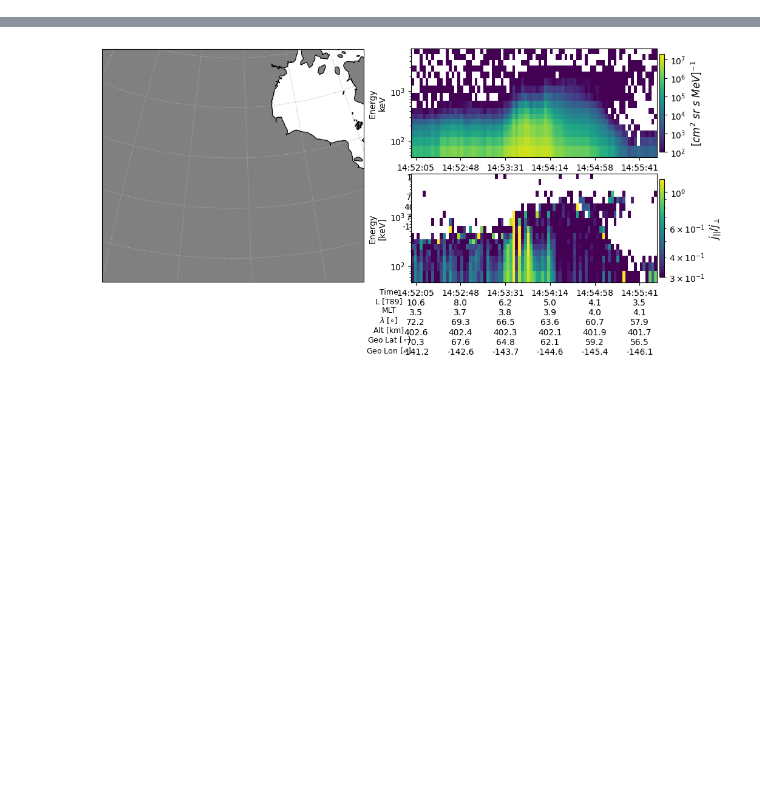
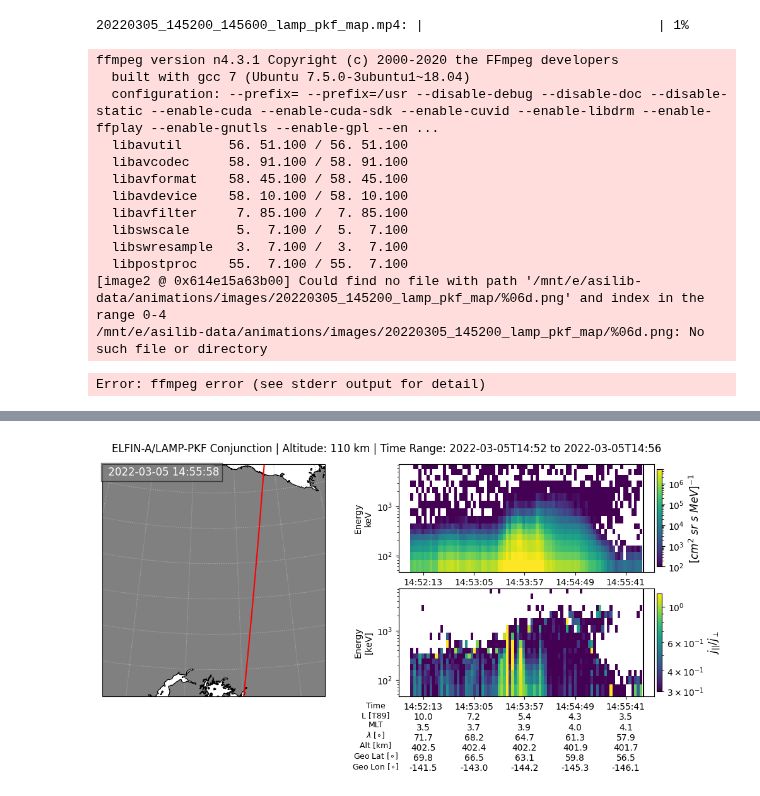
Before and after one commit to mshumko/elfinasi, a Jupyter notebook: src/20220305_psa_study/elfin_lamp.ipynb, the cells around one changed output, grey strips where cells are left out. Saved outputs shown, nothing was run; the diff lists cells and outputs as text; code cells hidden in the pictures; blank space fills up the shorter version.

```diff
--- a/src/20220305_psa_study/elfin_lamp.ipynb
+++ b/src/20220305_psa_study/elfin_lamp.ipynb
@@ -198,17 +189,23 @@ KeyboardInterrupt:
 # %%
-vmin = 1E2
-vmax = 2E7
-
 fig = plt.figure(figsize=(10, 5.5))
 # Add a gridspec with two rows and two columns and a ratio of 1 to 4 between
 # the size of the marginal Axes and the main Axes in both directions.
 # Also adjust the subplot parameters for a square plot.
 gs = fig.add_gridspec(2, 2,
-                      left=0.01, right=0.95, bottom=0.25, top=0.95,
+                      left=0.01, right=0.95, bottom=0.25, top=0.92,
                       wspace=0.18, hspace=0.15)
-ax = asilib.map.create_map(lon_bounds=(-120, -85), lat_bounds=(41, 65), fig_ax=(fig, gs[:, 0]), land_color='grey')
+ax = asilib.map.create_map(
+    lon_bounds=(-157, -138),
+    lat_bounds=(60, 70),
+    fig_ax=(fig, gs[:, 0]),
+    land_color='grey'
+    )
 bx = fig.add_subplot(gs[0, 1])
 cx = fig.add_subplot(gs[1, 1], sharex=bx, sharey=bx)
+
+plt.suptitle(f'ELFIN-{elfin_probe.upper()}/LAMP-PKF Conjunction | Altitude: {alt} km | Time Range: {time_range_str[0]} to {time_range_str[1]}')
+
+ax.plot(mapped_state['lon'], mapped_state['lat'], c='r', transform=ccrs.PlateCarree())
 
 p, _ = pad_obj_nflux.plot_omni(
     bx, labels=True, colorbar=False, vmin=vmin, vmax=vmax, pretty_plot=False
@@ -220,8 +217,6 @@ assert pad_obj_nflux._flux_units == '#/(cm^2*s*str*MeV)'
 _cbar.set_label(label=f'$[cm^2 \\ sr \\ s \\ MeV]^{{-1}}$', size=12)
 
 p, _ = pad_obj_nflux.plot_blc_dlc_ratio(cx, labels=True, colorbar=False, vmin=3E-1, vmax=1.2)
-# dx.contour(pad_obj_nflux.pad.time, pad_obj_nflux.energy, (pad_obj_nflux.blc/pad_obj_nflux.dlc).T, levels=[1], colors='k', linewidths=0.5)
-# dx.plot(sst19_df.index, sst19_df['IBeReEnergy'], c='r', lw=5, label='SST19 IBeRe Energy')
 _cbar = plt.colorbar(p, ax=cx, shrink=0.9, fraction=0.05, pad=0.01)
 _cbar.set_label(label=f'$j_{{||}}/j_{{\\perp}}$', size=12)
 
@@ -229,4 +224,26 @@ pad_obj_nflux.plot_position(cx)
 cx.xaxis.set_major_locator(plt.MaxNLocator(6))
 cx.xaxis.set_label_coords(-0.09, -0.007*7)
 cx.xaxis.label.set_size(9)
+
+gen = asi.animate_map_gen(ax=ax, color_bounds=color_bounds, asi_label=False, overwrite=True)
+
+for _time, _image, _ax, _im in gen:
+    if '_guide_time1' in locals():
+        _guide_time1.remove()
+    if '_guide_time2' in locals():
+        _guide_time2.remove()
+    if '_elfin_loc' in locals():
+        _elfin_loc.remove()
+    _guide_time1 = bx.axvline(_time, c='k')
+    _guide_time2 = cx.axvline(_time, c='k')
+
+
+    _elfin_loc = ax.scatter(
+        mapped_state.loc[_time.replace(microsecond=0), 'lon'],
+        mapped_state.loc[_time.replace(microsecond=0), 'lat'],
+        c='r',
+        s=30,
+        transform=ccrs.PlateCarree(),
+        label=f'ELFIN-{elfin_probe.upper()}'
+        )
 # %% [output]
@@ -236,0 +253,15 @@ cx.xaxis.label.set_size(9)
+20220305_145200_145600_lamp_pkf_map.mp4: |                              | 1%
+ffmpeg version n4.3.1 Copyright (c) 2000-2020 the FFmpeg developers
+  built with gcc 7 (Ubuntu 7.5.0-3ubuntu1~18.04)
+  configuration: --prefix= --prefix=/usr --disable-debug --disable-doc --disable-static --enable-cuda --enable-cuda-sdk --enable-cuvid --enable-libdrm --enable-ffplay --enable-gnutls --enable-gpl --en ...
+  libavutil      56. 51.100 / 56. 51.100
+  libavcodec     58. 91.100 / 58. 91.100
+  libavformat    58. 45.100 / 58. 45.100
+  libavdevice    58. 10.100 / 58. 10.100
+  libavfilter     7. 85.100 /  7. 85.100
+  libswscale      5.  7.100 /  5.  7.100
+  libswresample   3.  7.100 /  3.  7.100
+  libpostproc    55.  7.100 / 55.  7.100
+[image2 @ 0x614e15a63b00] Could find no file with path '/mnt/e/asilib-data/animations/images/20220305_145200_lamp_pkf_map/%06d.png' and index in the range 0-4
+/mnt/e/asilib-data/animations/images/20220305_145200_lamp_pkf_map/%06d.png: No such file or directory
+Error: ffmpeg error (see stderr output for detail)
@@ -237 +270 @@ cx.xaxis.label.set_size(9)
-[figure, old version]
+[figure, new version]
```
Also changed, not shown: parts of 8 cells of this notebook.
